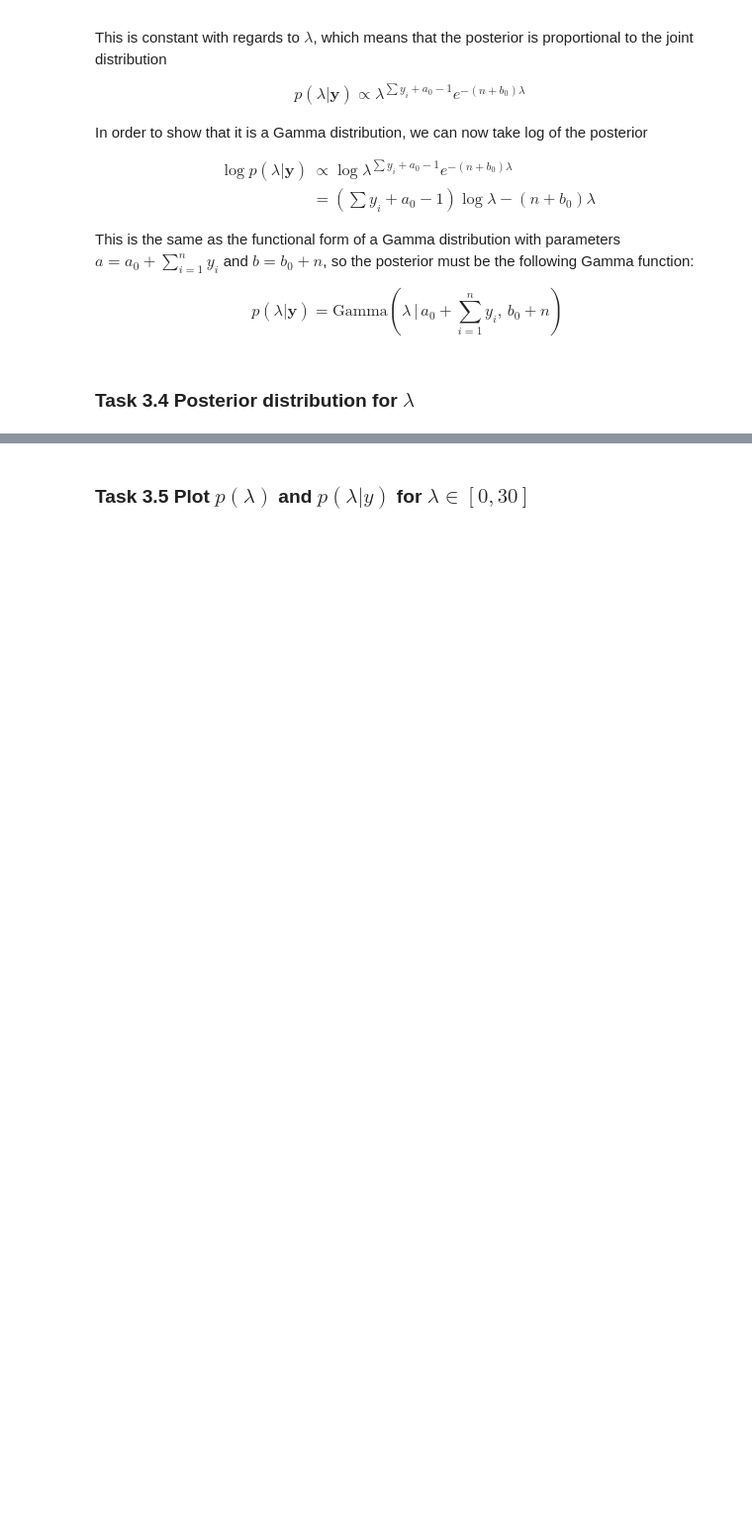
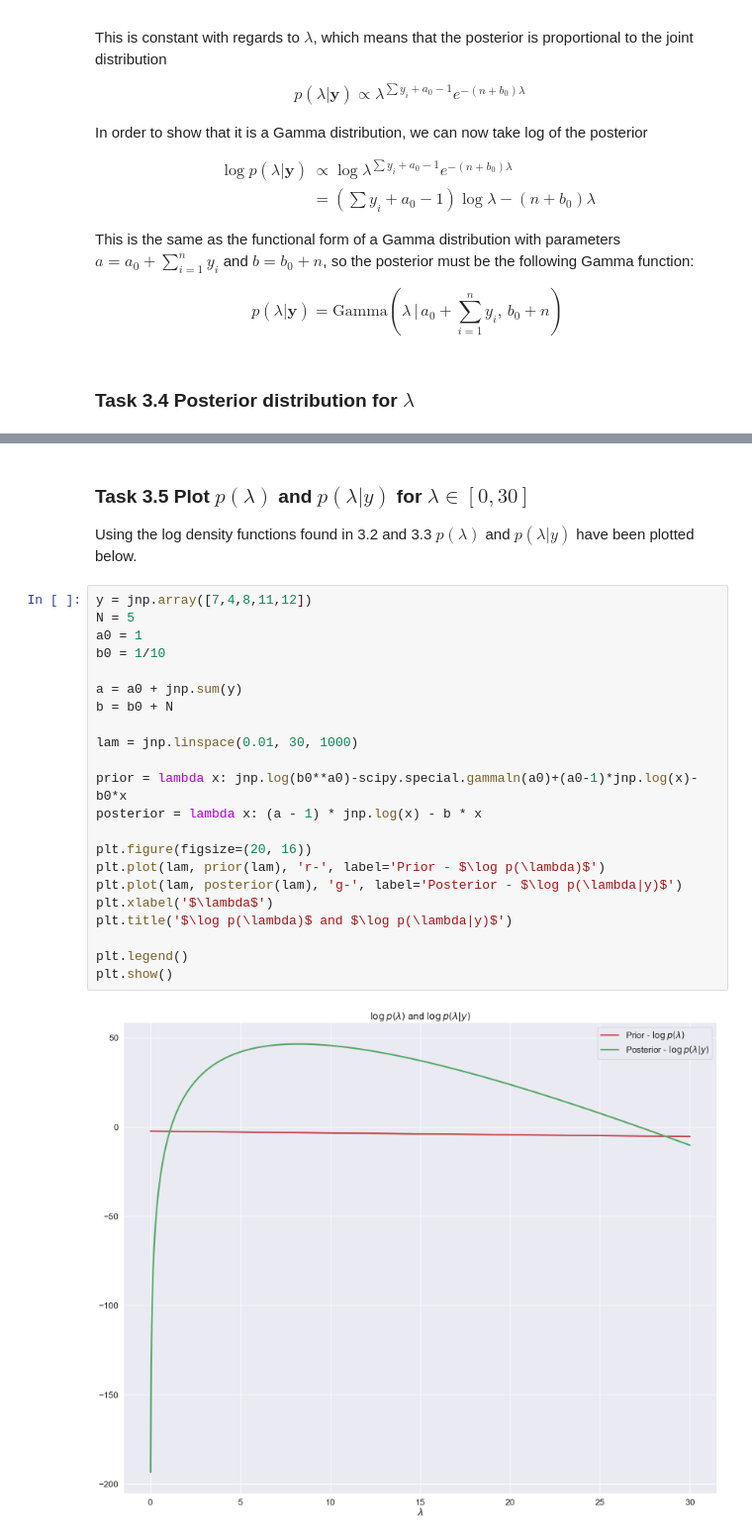
Before and after one commit to bellaVbsVbee/BayesianML, a Jupyter notebook: assignment1.ipynb, the cells around one changed output, grey strips where cells are left out. Shown at 99% size. Saved outputs shown, nothing was run; the diff lists cells and outputs as text; blank space fills up the shorter version.

```diff
--- a/assignment1.ipynb
+++ b/assignment1.ipynb
@@ -255,2 +278,27 @@ If we observe $y_1=7$,$ y_2=4$,$y_3=8$,$y_4=11$, and $y_5=12$, such that $N=5$,
 # %% [markdown]
 ### Task 3.5 Plot $p(\lambda)$ and $p(\lambda|y)$ for $\lambda\in[0,30]$
+Using the log density functions found in 3.2 and 3.3 $p(\lambda)$ and $p(\lambda|y)$ have been plotted below.
+# %%
+y = jnp.array([7,4,8,11,12])
+N = 5
+a0 = 1
+b0 = 1/10
+
+a = a0 + jnp.sum(y)
+b = b0 + N
+
+lam = jnp.linspace(0.01, 30, 1000)
+
+prior = lambda x: jnp.log(b0**a0)-scipy.special.gammaln(a0)+(a0-1)*jnp.log(x)-b0*x
+posterior = lambda x: (a - 1) * jnp.log(x) - b * x
+
+plt.figure(figsize=(20, 16))
+plt.plot(lam, prior(lam), 'r-', label='Prior - $\log p(\lambda)$')
+plt.plot(lam, posterior(lam), 'g-', label='Posterior - $\log p(\lambda|y)$')
+plt.xlabel('$\lambda$')
+plt.title('$\log p(\lambda)$ and $\log p(\lambda|y)$')
+
+plt.legend()
+plt.show()
+# %% [output]
+[figure, added]
```
Also changed, not shown: parts of 5 cells of this notebook.
